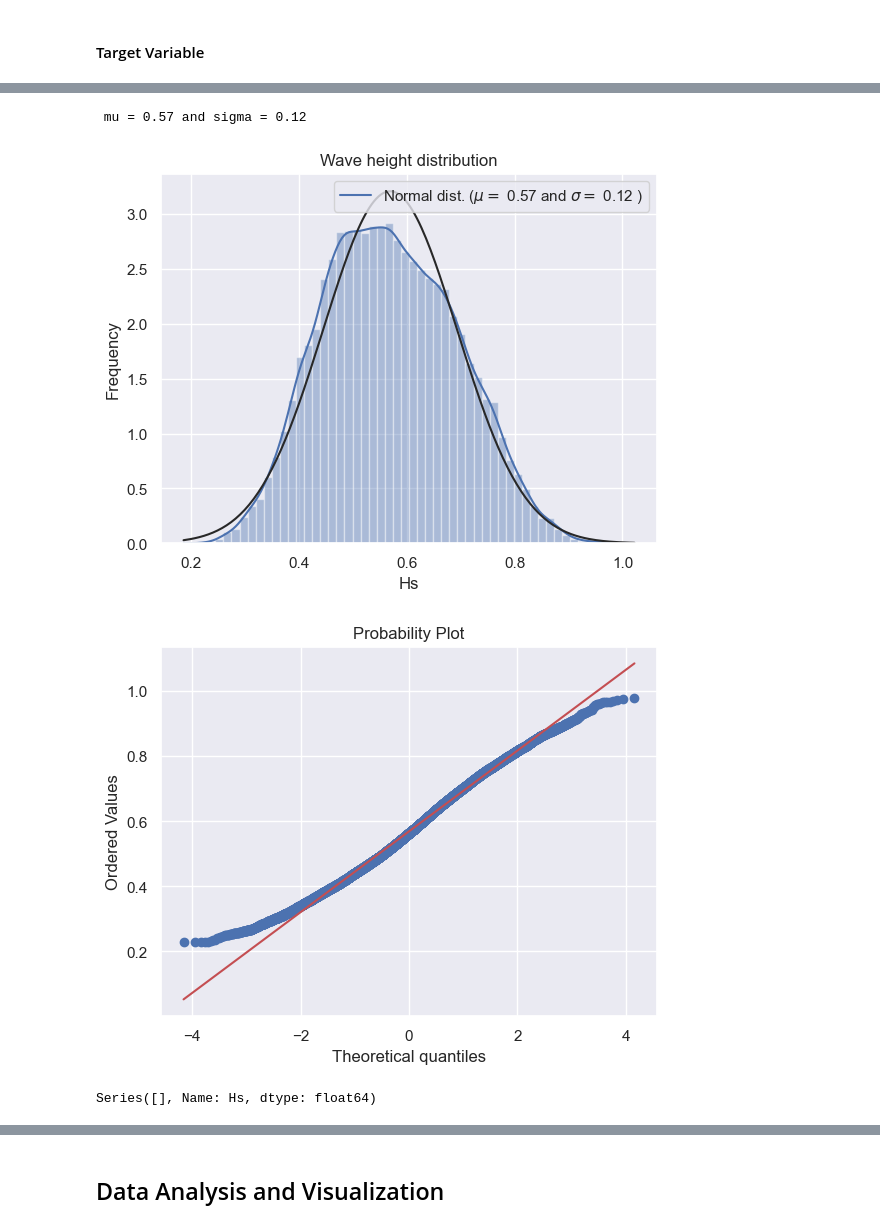
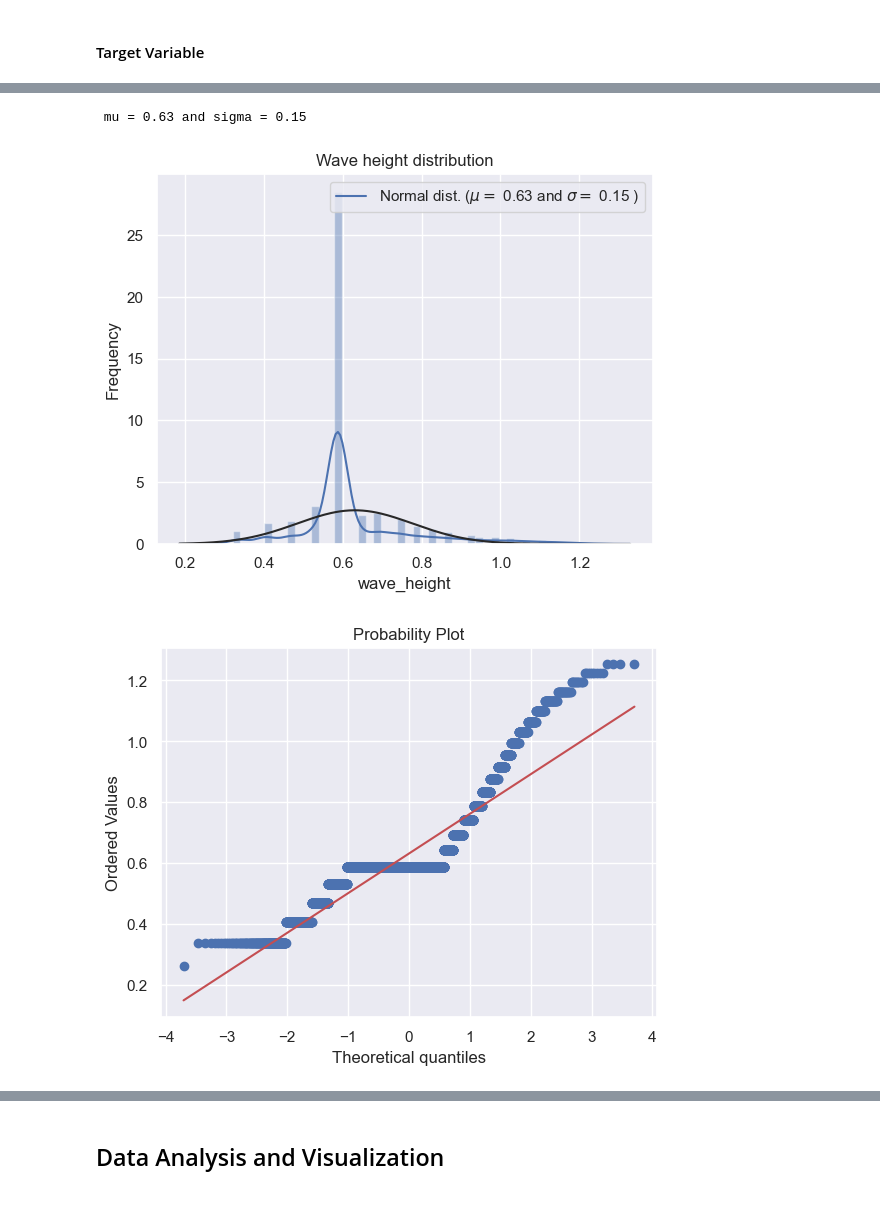
Before and after one commit to usd-cs/Benchmark-Code, a Jupyter notebook: mw_roughdraft.ipynb, the cells around one changed output, grey strips where cells are left out. Drawn from its saved outputs; the diff is of its cells as text; code cells hidden in the pictures.

```diff
--- a/mw_roughdraft.ipynb
+++ b/mw_roughdraft.ipynb
@@ -80,0 +169,20 @@ plt.show()
+# %%
+# handle missing data
+
+# Dropping the columns that have no data
+ny_buoy["wind_direction"] = ny_buoy["wind_direction"].fillna(0)
+ny_buoy["air_temp"] = ny_buoy["air_temp"].fillna(0)
+ny_buoy["dewpoint"] = ny_buoy["dewpoint"].fillna(0)
+ny_buoy["visibility"] = ny_buoy["visibility"].fillna(0)
+ny_buoy["tide"] = ny_buoy["tide"].fillna(0)
+ny_buoy["pressure_tendency"] = ny_buoy["pressure_tendency"].fillna(0)
+
+# Replace missing data with mode
+ny_buoy['dominant_period'] = ny_buoy['dominant_period'].fillna(ny_buoy['dominant_period'].mode()[0])
+ny_buoy['average_period'] = ny_buoy['average_period'].fillna(ny_buoy['average_period'].mode()[0])
+ny_buoy['mean_wave_direction'] = ny_buoy['mean_wave_direction'].fillna(ny_buoy['mean_wave_direction'].mode()[0])
+ny_buoy['wave_height'] = ny_buoy['wave_height'].fillna(ny_buoy['wave_height'].mode()[0])
+ny_buoy['water_temp'] = ny_buoy['water_temp'].fillna(ny_buoy['water_temp'].mode()[0])
+ny_buoy['wind_speed'] = ny_buoy['wind_speed'].fillna(ny_buoy['wind_speed'].mode()[0])
+ny_buoy['wind_gust'] = ny_buoy['wind_gust'].fillna(ny_buoy['wind_gust'].mode()[0])
+ny_buoy['pressure'] = ny_buoy['pressure'].fillna(ny_buoy['pressure'].mode()[0])
@@ -95,27 +217,28 @@ plt.show()
+# %%
+# Remove non finite values
+ny_buoy = ny_buoy[np.isfinite(ny_buoy['wave_height'])]
 # %%
-sns.distplot(wave_df['Hs'] , fit=norm);
+# We use the numpy fuction log1p which  applies log(1+x) to all elements of the column
+ny_buoy["wave_height"] = np.log1p(ny_buoy["wave_height"])
+
+# Check the new distribution
+sns.distplot(ny_buoy['wave_height'] , fit=norm)
 
 # Get the fitted parameters used by the function
-(mu, sigma) = norm.fit(wave_df['Hs'])
+(mu, sigma) = norm.fit(ny_buoy['wave_height'])
 print( '\n mu = {:.2f} and sigma = {:.2f}\n'.format(mu, sigma))
 
 # Now plot the distribution
-# TODO test with different distributions
-plt.legend(['Normal dist. ($\mu=$ {:.2f} and $\sigma=$ {:.2f} )'.format(mu, sigma)],loc='best')
+plt.legend(['Normal dist. ($\mu=$ {:.2f} and $\sigma=$ {:.2f} )'.format(mu, sigma)],
+            loc='best')
 plt.ylabel('Frequency')
 plt.title('Wave height distribution')
 
 # Get also the QQ-plot
 fig = plt.figure()
-res = probplot(wave_df['Hs'], plot=plt)
+res = probplot(ny_buoy['wave_height'], plot=plt)
 plt.show()
 # %% [output]
- mu = 0.57 and sigma = 0.12
+ mu = 0.63 and sigma = 0.15
-[figure, old version]
+[figure, new version]
-[figure, old version]
+[figure, new version]
-# %%
-# Identify non finite values
-non_finite_values = wave_df['Hs'][~np.isfinite(wave_df['Hs'])]
-print(non_finite_values)
-# %% [output]
-Series([], Name: Hs, dtype: float64)
```
Also changed, not shown: parts of 45 cells of this notebook.
